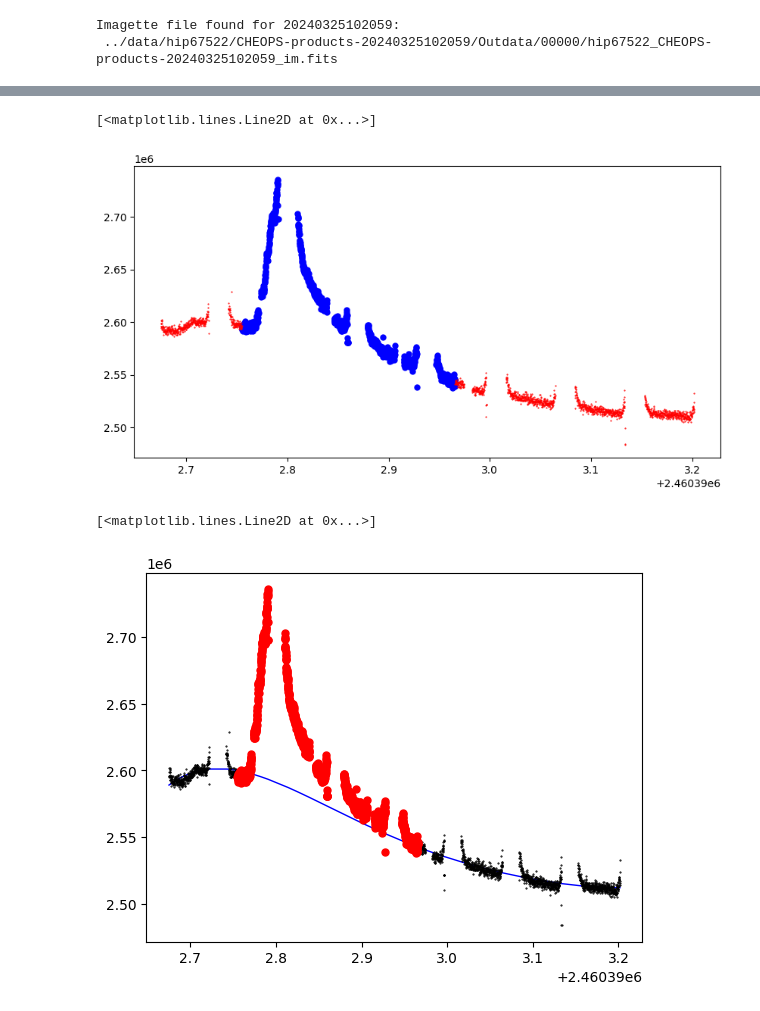
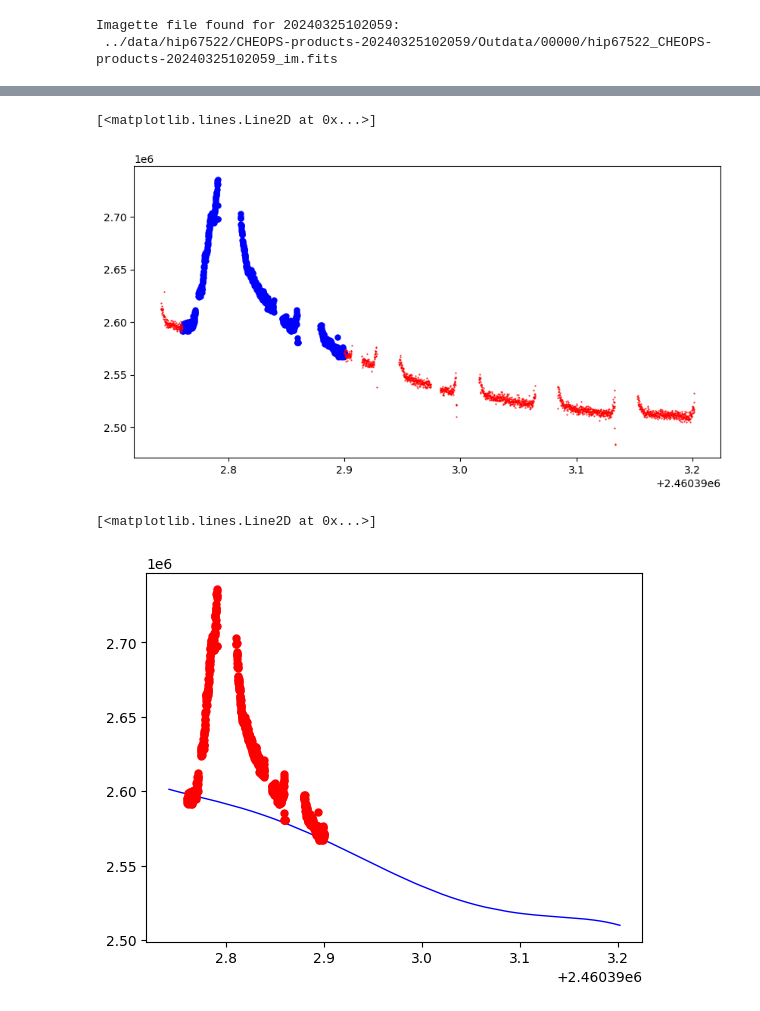
Before and after one commit to ekaterinailin/hip67522-spi, a Jupyter notebook: extract_flare.ipynb, the cells around one changed output, grey strips where cells are left out. Drawn from its saved outputs; the diff is of its cells as text; code cells hidden in the pictures.

```diff
--- a/extract_flare.ipynb
+++ b/extract_flare.ipynb
@@ -33,8 +33,8 @@ Imagette file found for 20240325102059:
  ../data/hip67522/CHEOPS-products-20240325102059/Outdata/00000/hip67522_CHEOPS-products-20240325102059_im.fits
 # %%
 # remove data point above 2.9e6
-
-mask = (f < 2.9e6) & (f > 2.45e6)
+egress = 2460392.71644
+mask = (f < 2.9e6) & (f > 2.45e6) & (t > egress + 0.006)
 t = t[mask]
 f = f[mask]
 roll = roll[mask]
@@ -48,6 +48,8 @@ plt.plot(t, f, ".", markersize=1)
 # %%
 flare_mask = np.zeros_like(f, dtype=bool)
-flare_mask[520:1680] = True
+tmin = 2460392.76
+tmax = 2460392.9
+flare_mask[(t > tmin) & (t < tmax)] = True
 
 
 
@@ -57,29 +59,29 @@ plt.plot(t[~flare_mask], f[~flare_mask], ".", markersize=1, color="red")
 # plt.xlim(2460392.7, 2460392.8)
 # %% [output]
 [<matplotlib.lines.Line2D at 0x...>]
-[figure, old version]
+[figure, new version]
 # %%
 # fit a 3rd degree polynomial to the masked data using scipy
 def func(x, a, b, c, d):
     return a * x**3 + b * x**2 + c * x + d
 
 # 3rd degree polynomial with a time offset
 def func(x, a, b, c, d, e, f):
     return f * (x - 2460392.2)**5 + e * (x - 2460392.2)**4 + a * (x - 2460392.2)**3 + b * (x - 2460392.2)**2 + c * (x - 2460392.2) + d
 
 popt, pcov = curve_fit(func, t[~flare_mask], f[~flare_mask])
 
 fitted = func(t, *popt)
 
 
 
 
 plt.plot(t, fitted, color="blue", lw=1)
-plt.plot(t, f, ".", markersize=1, color="black")
+# plt.plot(t, f, ".", markersize=1, color="black")
 plt.plot(t[flare_mask], f[flare_mask], ".", markersize=10, color="red")
 # %% [output]
 [<matplotlib.lines.Line2D at 0x...>]
-[figure, old version]
+[figure, new version]
 # %%
 # subtract fitted from f
 med = np.median(f[~flare_mask])
```
Also changed, not shown: parts of 19 cells of this notebook.
